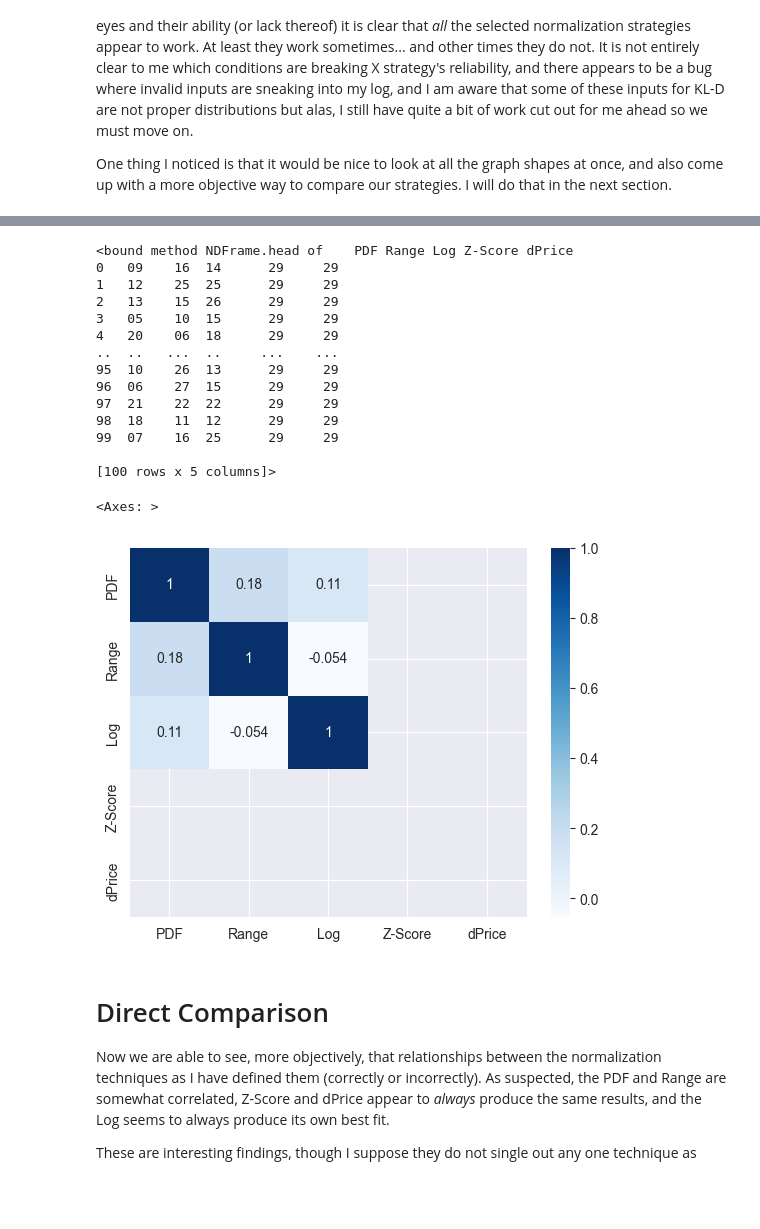
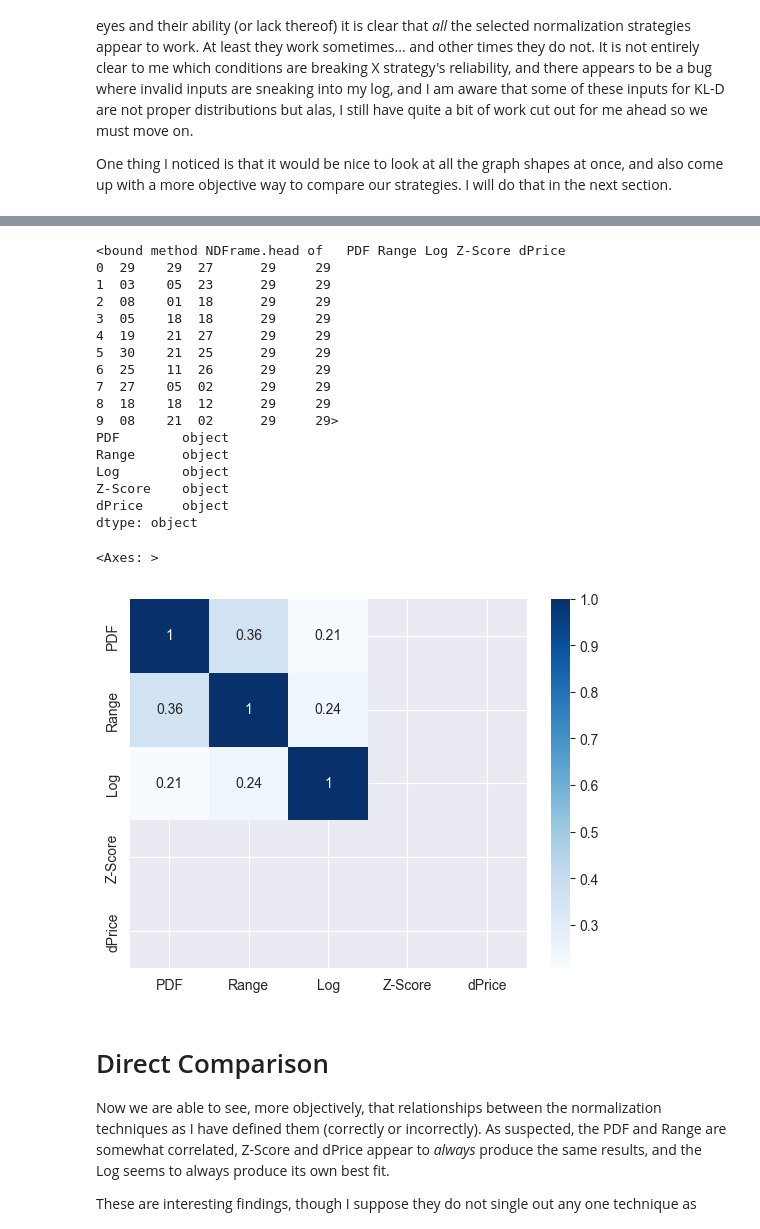
Before and after one commit to p5quared/chronicstocks, a Jupyter notebook: Notes/Normalization.ipynb, the cells around one changed output, grey strips where cells are left out. Cells and saved outputs as stored; diff of their text form; code cells hidden in the pictures; blank space fills up the shorter version.

```diff
--- a/Notes/Normalization.ipynb
+++ b/Notes/Normalization.ipynb
@@ -184,28 +184,32 @@ dPrice......... 1993-01-29 - 1993-03-12
 # %%
 from correlatingNormalization import sample_kl
-sample_data = sample_kl(100)
+sample_data = sample_kl(10)
 print(sample_data.head)
 # TODO: Fix this
+print(sample_data.dtypes)
 sns.heatmap(sample_data.corr(), annot=True, cmap='Blues')
 # sample_data = sample_data.pivot(columns=['PDF', 'Range', 'Log', 'Z-Score', 'dPrice'], index=['PDF', 'Range', 'Log', 'Z-Score', 'dPrice'])
 # sns.heatmap(sample_data, annot=True, cmap='Blues')
 # %% [output]
-<bound method NDFrame.head of    PDF Range Log Z-Score dPrice
-0   09    16  14      29     29
-1   12    25  25      29     29
-2   13    15  26      29     29
-3   05    10  15      29     29
-4   20    06  18      29     29
-..  ..   ...  ..     ...    ...
-95  10    26  13      29     29
-96  06    27  15      29     29
-97  21    22  22      29     29
-98  18    11  12      29     29
-99  07    16  25      29     29
-
-[100 rows x 5 columns]>
+<bound method NDFrame.head of   PDF Range Log Z-Score dPrice
+0  29    29  27      29     29
+1  03    05  23      29     29
+2  08    01  18      29     29
+3  05    18  18      29     29
+4  19    21  27      29     29
+5  30    21  25      29     29
+6  25    11  26      29     29
+7  27    05  02      29     29
+8  18    18  12      29     29
+9  08    21  02      29     29>
+PDF        object
+Range      object
+Log        object
+Z-Score    object
+dPrice     object
+dtype: object
 <Axes: >
-[figure, old version]
+[figure, new version]
 # %% [markdown]
 # Direct Comparison
 Now we are able to see, more objectively, that relationships between the normalization techniques as I have defined them (correctly or incorrectly).
```
Also changed, not shown: parts of 3 cells of this notebook, 19 other files.
